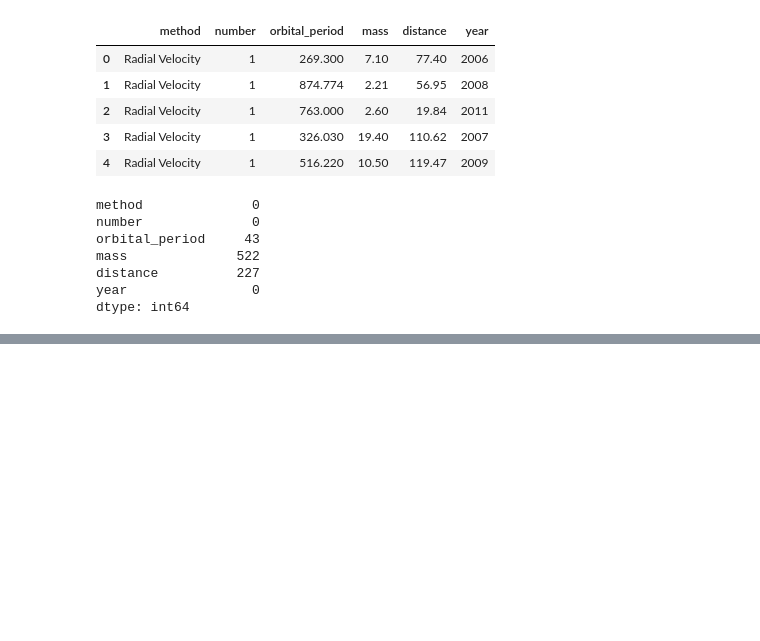
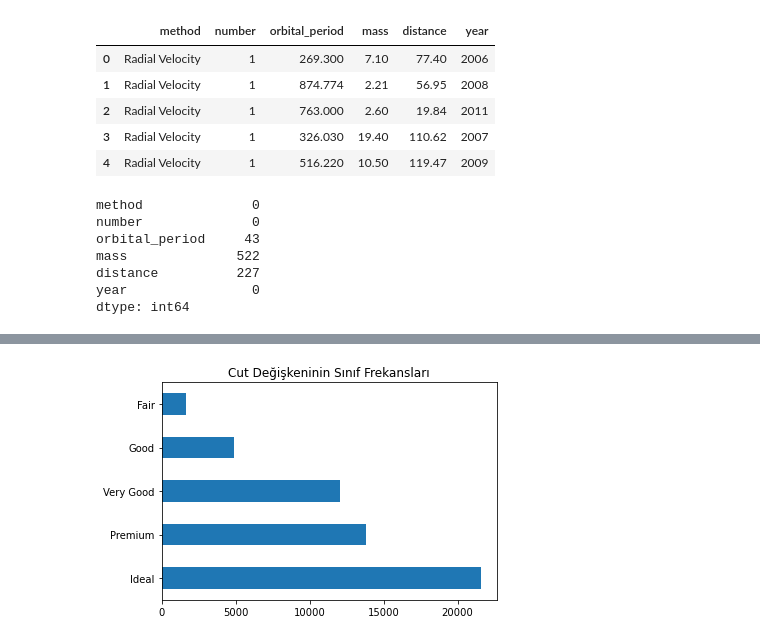
Before and after one commit to tacettinkustu/Data-Analysis, a Jupyter notebook: Data Visualization/data-visualization.ipynb, the cells around one changed output, grey strips where cells are left out. Drawn from its saved outputs; the diff is of its cells as text; code cells hidden in the pictures; blank space fills up the shorter version.

```diff
--- a/Data Visualization/data-visualization.ipynb
+++ b/Data Visualization/data-visualization.ipynb
@@ -188,0 +418,7 @@ dtype: int64
+# %%
+(df["cut"]
+ .value_counts()
+ .plot.barh()
+ .set_title("Cut Değişkeninin Sınıf Frekansları"));
+# %% [output]
+[figure, added]
```
Also changed, not shown: parts of 29 cells of this notebook.
